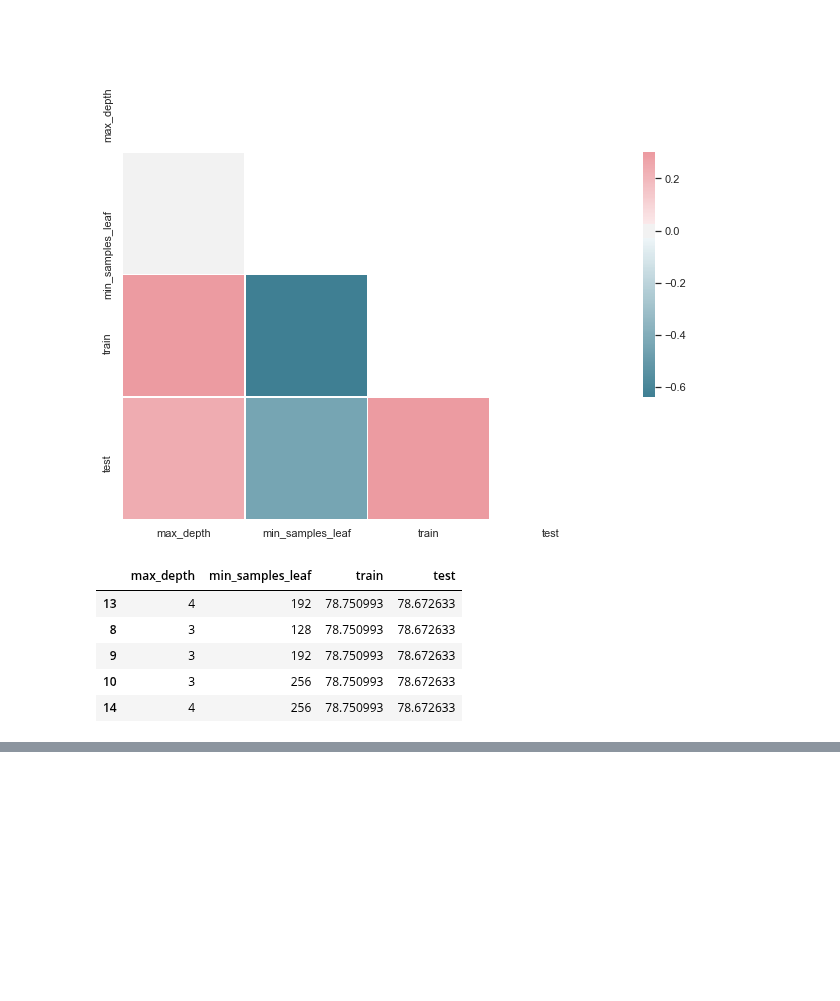
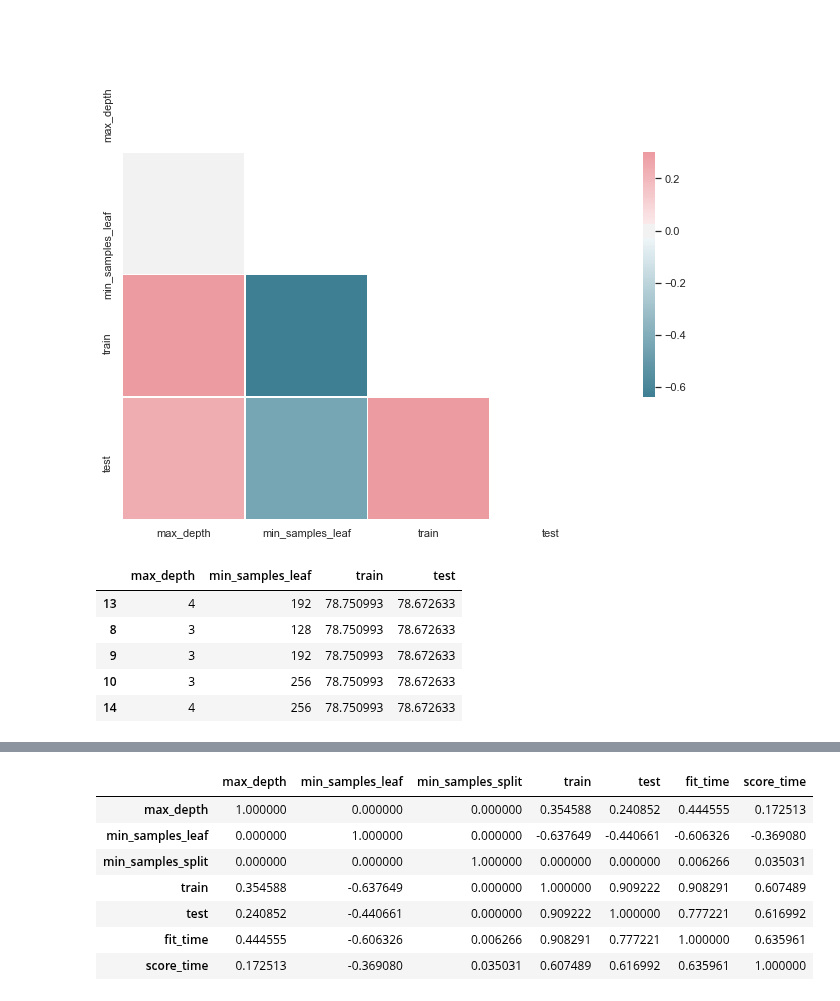
Before and after one commit to lsandrade/alura-ml, a Jupyter notebook: Otimização de modelos.ipynb, the cells around one changed output, grey strips where cells are left out. Drawn from its saved outputs; the diff is of its cells as text; code cells hidden in the pictures; blank space fills up the shorter version.

```diff
--- a/Otimização de modelos.ipynb
+++ b/Otimização de modelos.ipynb
@@ -449,0 +505,12 @@ resultados.sort_values("test", ascending=False).head()
+# %%
+corr = resultados.corr()
+corr
+# %% [output]
+|  | max_depth | min_samples_leaf | min_samples_split | train | test | fit_time | score_time |
+| max_depth | 1.000000 | 0.000000 | 0.000000 | 0.354588 | 0.240852 | 0.444555 | 0.172513 |
+| min_samples_leaf | 0.000000 | 1.000000 | 0.000000 | -0.637649 | -0.440661 | -0.606326 | -0.369080 |
+| min_samples_split | 0.000000 | 0.000000 | 1.000000 | 0.000000 | 0.000000 | 0.006266 | 0.035031 |
+| train | 0.354588 | -0.637649 | 0.000000 | 1.000000 | 0.909222 | 0.908291 | 0.607489 |
+| test | 0.240852 | -0.440661 | 0.000000 | 0.909222 | 1.000000 | 0.777221 | 0.616992 |
+| fit_time | 0.444555 | -0.606326 | 0.006266 | 0.908291 | 0.777221 | 1.000000 | 0.635961 |
+| score_time | 0.172513 | -0.369080 | 0.035031 | 0.607489 | 0.616992 | 0.635961 | 1.000000 |
```
Also changed, not shown: parts of 5 cells of this notebook.
